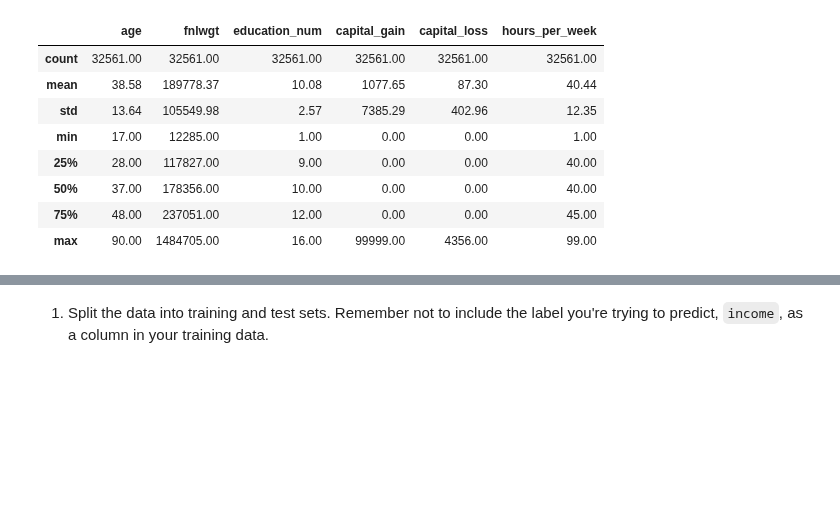
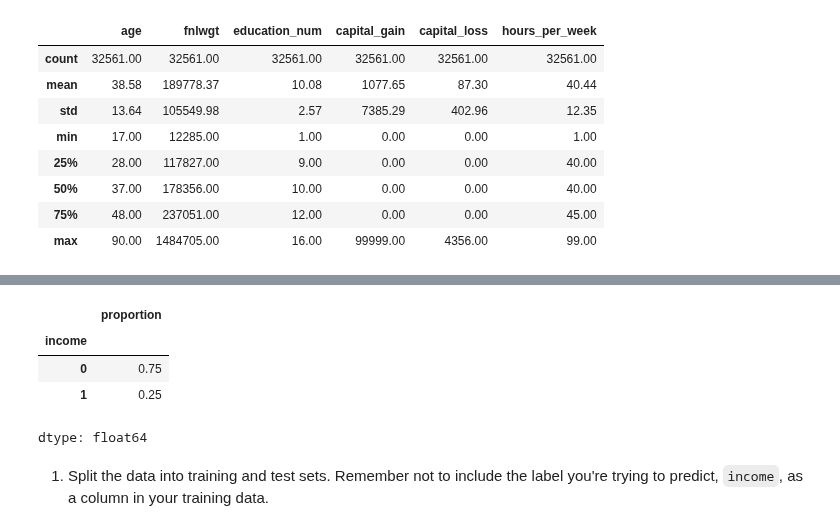
Before and after one commit to Spencer166/First, a Jupyter notebook: Student_MLE_MiniProject_Deep_Learning.ipynb, the cells around one changed output, grey strips where cells are left out. Cells and saved outputs as stored; diff of their text form; code cells hidden in the pictures; blank space fills up the shorter version.

```diff
--- a/Student_MLE_MiniProject_Deep_Learning.ipynb
+++ b/Student_MLE_MiniProject_Deep_Learning.ipynb
@@ -127,3 +122,4 @@ round(df.describe(),2)
 # %%
 # Find all NULL values and drop them
 df.isnull().sum()
+df_clean = df.dropna(how='any').copy()
@@ -148,5 +126,18 @@ dtype: int64
 # %%
 # Use Scikit-Learn's LabelEncoder to convert the income column with a data type
 # string to a binary variable.
+le = LabelEncoder()
+df_clean['income'] = le.fit_transform(df_clean['income'])
+df_clean.head()
+
+
+income_percentages_new = round(df_clean["income"].value_counts(normalize=True),2)
+income_percentages_new
+# %% [output]
+|  | proportion |
+| income |  |
+| 0 | 0.75 |
+| 1 | 0.25 |
+dtype: float64
 # %% [markdown]
 1. Split the data into training and test sets. Remember not to include the label you're trying to predict, `income`, as a column in your training data.
```
Also changed, not shown: parts of 7 cells of this notebook.
